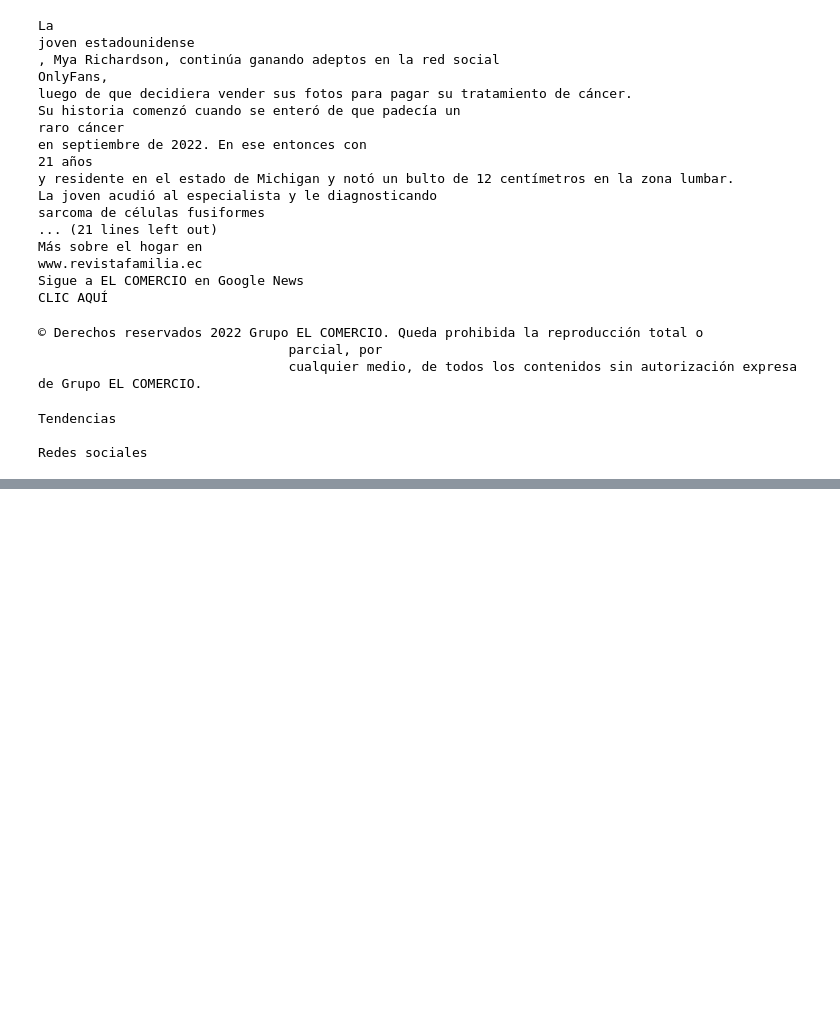
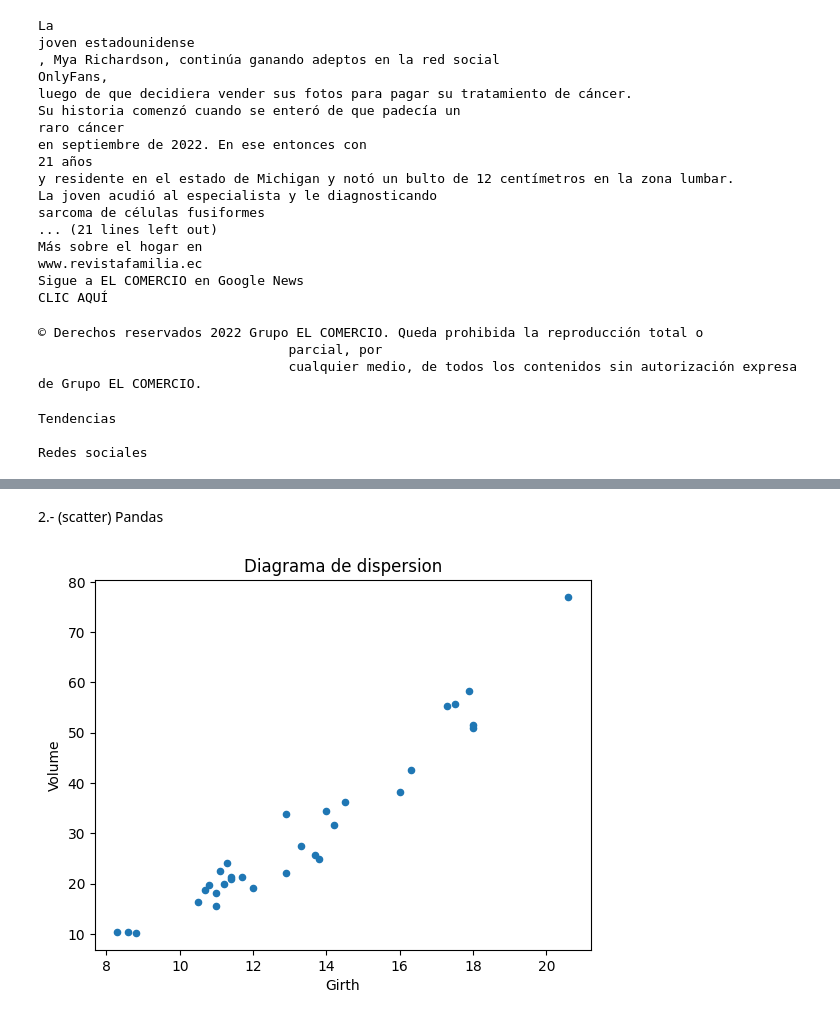
Before and after one commit to Alejo-P/Analisis-de-datos, a Jupyter notebook: Tarea3/Pinzon.ipynb, the cells around one changed output, grey strips where cells are left out. Drawn from its saved outputs; the diff is of its cells as text; code cells hidden in the pictures; blank space fills up the shorter version.

```diff
--- a/Tarea3/Pinzon.ipynb
+++ b/Tarea3/Pinzon.ipynb
@@ -190,0 +200,11 @@ except Error as error:
+# %% [markdown]
+2.- (scatter) Pandas
+# %%
+# Graficar el set de datos usando Pandas y Matplotlib (pyplot)
+Set_datos.plot(x='Girth', y='Volume', kind='scatter')
+plt.title('Diagrama de dispersion')
+plt.xlabel('Girth')
+plt.ylabel('Volume')
+plt.show()
+# %% [output]
+[figure, added]
```
Also changed, not shown: parts of 28 cells of this notebook, 3 other files.
